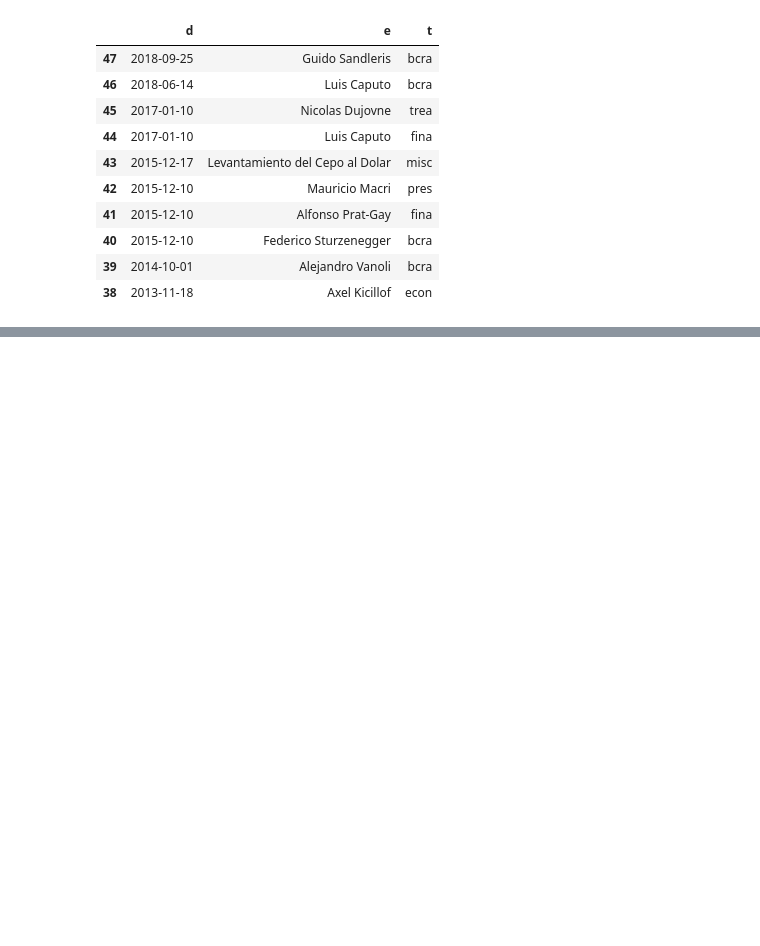
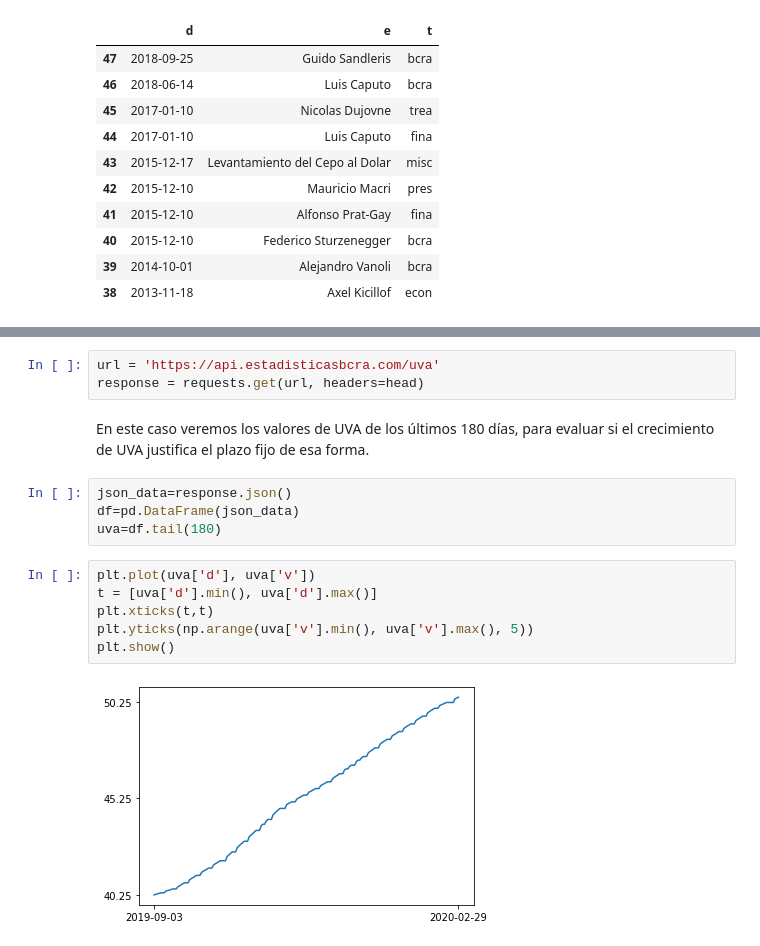
Before and after one commit to ezebinker/DatosAPI-BCRA, a Jupyter notebook: Datos_API_BCRA.ipynb, the cells around one changed output, grey strips where cells are left out. Drawn from its saved outputs; the diff is of its cells as text; blank space fills up the shorter version.

```diff
--- a/Datos_API_BCRA.ipynb
+++ b/Datos_API_BCRA.ipynb
@@ -111,0 +162,17 @@ df.sort_values(by="d",ascending=False).head(10)
+# %%
+url = 'https://api.estadisticasbcra.com/uva'
+response = requests.get(url, headers=head)
+# %% [markdown]
+En este caso veremos los valores de UVA de los últimos 180 días, para evaluar si el crecimiento de UVA justifica el plazo fijo de esa forma.
+# %%
+json_data=response.json()
+df=pd.DataFrame(json_data)
+uva=df.tail(180)
+# %%
+plt.plot(uva['d'], uva['v'])
+t = [uva['d'].min(), uva['d'].max()]
+plt.xticks(t,t)
+plt.yticks(np.arange(uva['v'].min(), uva['v'].max(), 5))
+plt.show()
+# %% [output]
+[figure, added]
```
Also changed, not shown: parts of 14 cells of this notebook.
